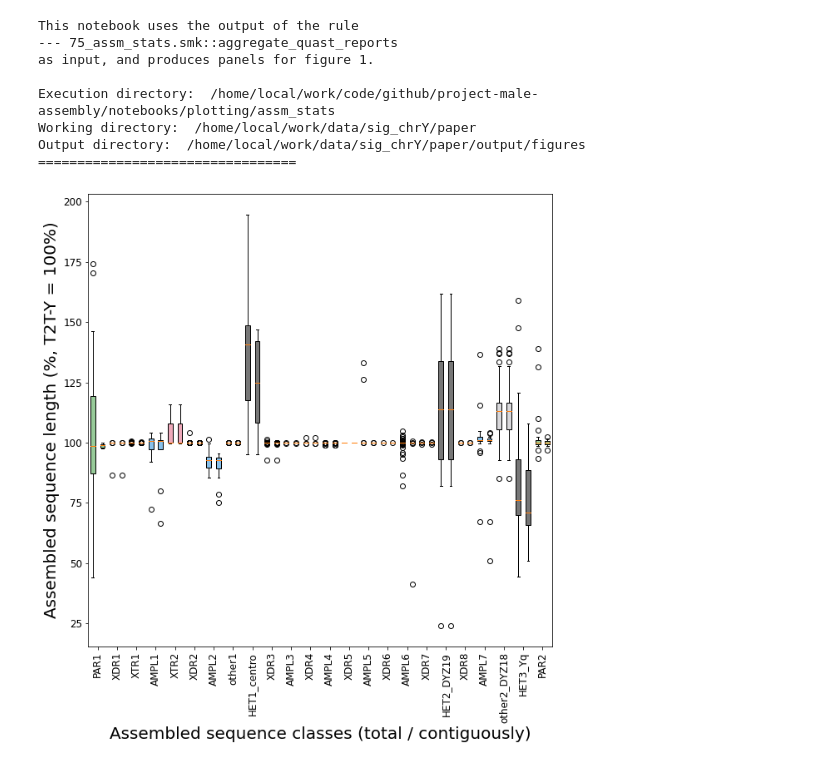
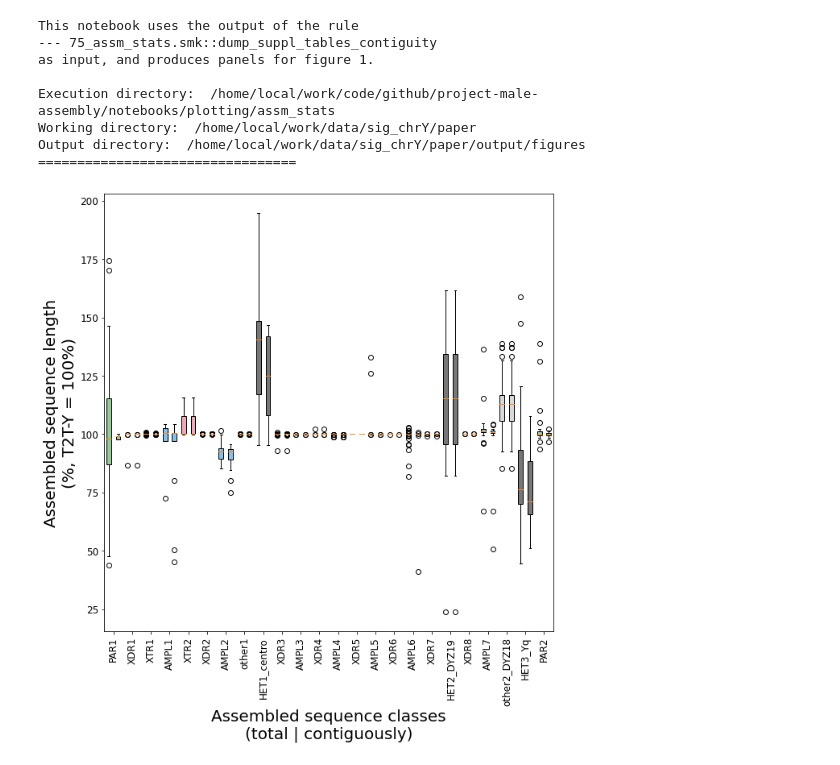
Before and after one commit to marschall-lab/project-male-assembly, a Jupyter notebook: notebooks/plotting/assm_stats/plot_assm_len_seqclass.ipynb, the cells around one changed output. Cells and saved outputs as stored; diff of their text form; code cells hidden in the pictures.

Commit message:
update plots after dropping HG03456

```diff
--- a/notebooks/plotting/assm_stats/plot_assm_len_seqclass.ipynb
+++ b/notebooks/plotting/assm_stats/plot_assm_len_seqclass.ipynb
@@ -10,11 +10,16 @@ import matplotlib.pyplot as plt
 from matplotlib.patches import Patch
 from matplotlib.lines import Line2D
 
+plt.rcParams['pdf.fonttype'] = 42
+plt.rcParams['ps.fonttype'] = 42
+
 desc="""
 This notebook uses the output of the rule
---- 75_assm_stats.smk::aggregate_quast_reports
+--- 75_assm_stats.smk::dump_suppl_tables_contiguity
 as input, and produces panels for figure 1.
 """
+
+save_plots = True
 
 print(desc)
 
@@ -67,45 +72,45 @@ tbox = ax.boxplot(
 )
 
 for row, box in zip(t2t.itertuples(), tbox['boxes']):
     box.set_facecolor((row.red, row.green, row.blue))
 
 cbox = ax.boxplot(
     [t[1] for t in sorted(contiguous_length)],
     positions=total_pos + 1,
     patch_artist=True
 )
 
 for row, box in zip(t2t.itertuples(), cbox['boxes']):
     box.set_facecolor((row.red, row.green, row.blue))
 
 ax.set_xticks(total_pos + 0.5)
 ax.set_xticklabels(t2t['name'].values, fontsize=14, rotation=90)
 
-ax.set_xlabel('Assembled sequence classes (total / contiguously)', fontsize=20)
-ax.set_ylabel('Assembled sequence length (%, T2T-Y = 100%)', fontsize=20)
+ax.set_xlabel('Assembled sequence classes\n(total | contiguously)', fontsize=20)
+ax.set_ylabel('Assembled sequence length\n(%, T2T-Y = 100%)', fontsize=20)
 ax.tick_params(axis='both', which='major', labelsize=12)
 
 #leg1 = ax.legend(handles=marker_legend, loc='best', fontsize=18)
 #leg1.set_bbox_to_anchor((1.4, 0.5), transform = ax.transAxes)
 
-
-# plt.savefig(
-#     out_dir / pl.Path(f'{fig_name}.png'),
-#     dpi=150, bbox_inches='tight', transparent=False,
-#     bbox_extra_artists=[leg1, leg2]
-# )
-# plt.savefig(
-#     out_dir / pl.Path(f'{fig_name}.pdf'),
-#     bbox_inches='tight', transparent=False,
-#     bbox_extra_artists=[leg1, leg2]
-# )
+if save_plots:
+    plt.savefig(
+        out_dir / pl.Path(f'{fig_name}.png'),
+        dpi=150, bbox_inches='tight', transparent=False,
+        bbox_extra_artists=[]
+    )
+    plt.savefig(
+        out_dir / pl.Path(f'{fig_name}.pdf'),
+        bbox_inches='tight', transparent=False,
+        bbox_extra_artists=[]
+    )
 # %% [output]
 This notebook uses the output of the rule
---- 75_assm_stats.smk::aggregate_quast_reports
+--- 75_assm_stats.smk::dump_suppl_tables_contiguity
 as input, and produces panels for figure 1.
 
 Execution directory:  /home/local/work/code/github/project-male-assembly/notebooks/plotting/assm_stats
 Working directory:  /home/local/work/data/sig_chrY/paper
 Output directory:  /home/local/work/data/sig_chrY/paper/output/figures
 =================================
-[figure, old version]
+[figure, new version]
```
Also changed, not shown: 5 other files.
